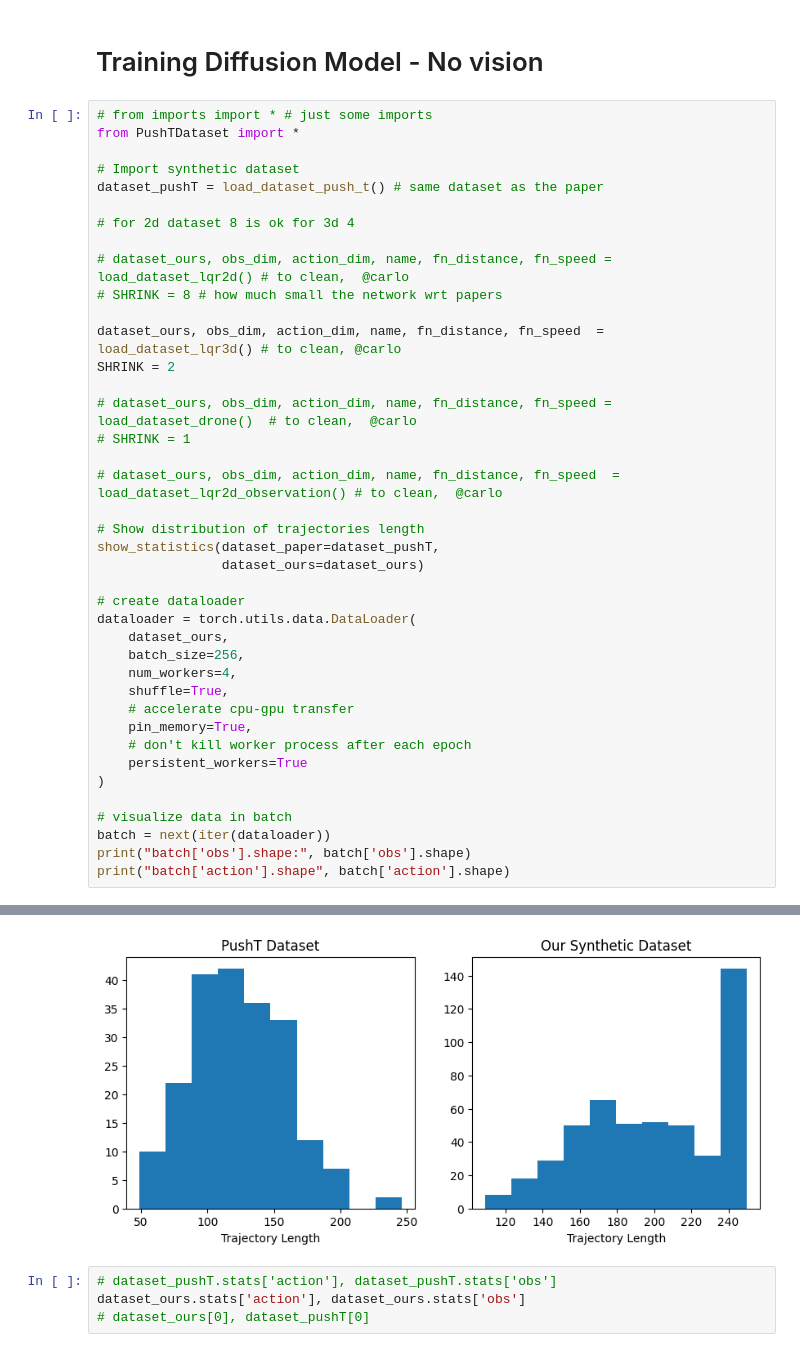
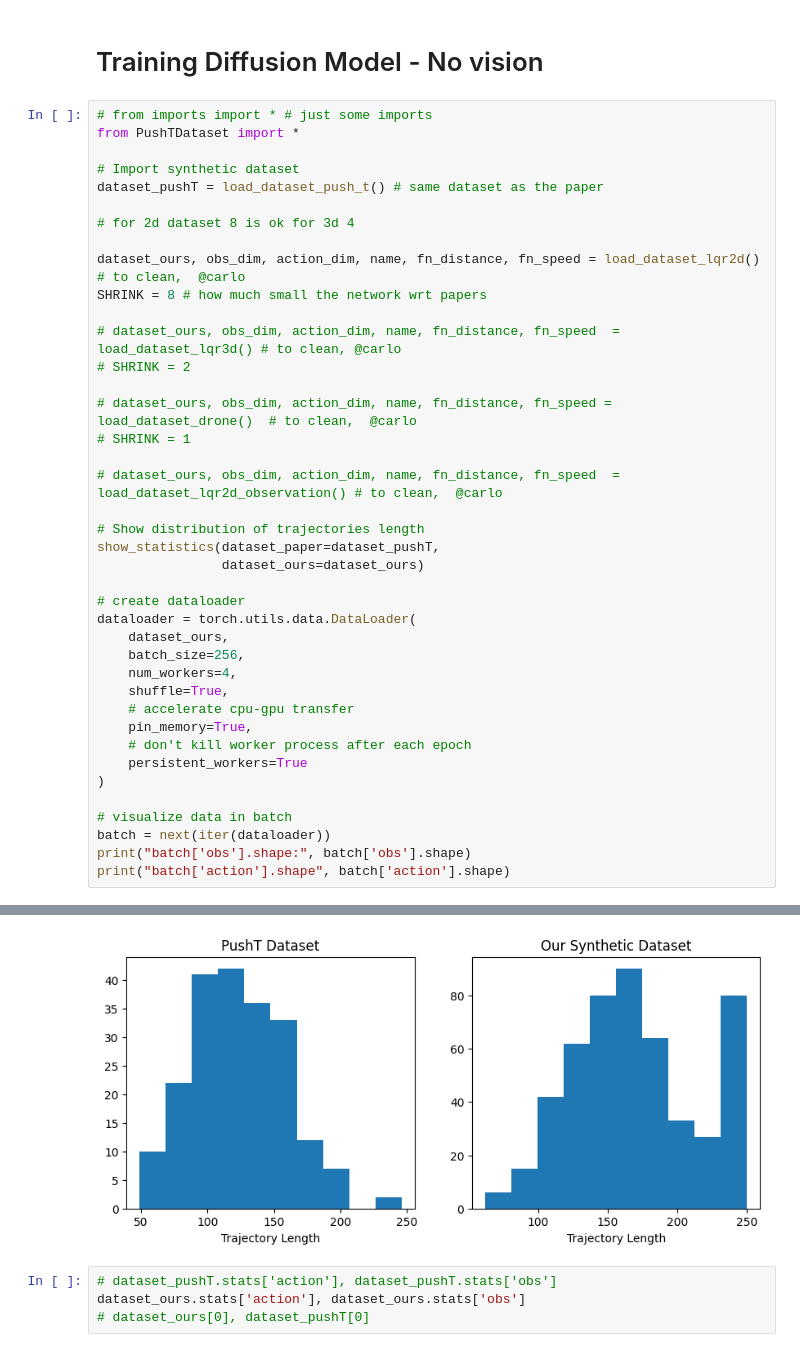
Before and after one commit to matteoguarrera/planning, a Jupyter notebook: DiffusionTraining.ipynb, the cells around one changed output, grey strips where cells are left out. Saved outputs shown, nothing was run; the diff lists cells and outputs as text.

```diff
--- a/DiffusionTraining.ipynb
+++ b/DiffusionTraining.ipynb
@@ -9,11 +9,11 @@ dataset_pushT = load_dataset_push_t() # same dataset as the paper
 
 # for 2d dataset 8 is ok for 3d 4
 
-# dataset_ours, obs_dim, action_dim, name, fn_distance, fn_speed = load_dataset_lqr2d() # to clean,  @carlo
-# SHRINK = 8 # how much small the network wrt papers
+dataset_ours, obs_dim, action_dim, name, fn_distance, fn_speed = load_dataset_lqr2d() # to clean,  @carlo
+SHRINK = 8 # how much small the network wrt papers
 
-dataset_ours, obs_dim, action_dim, name, fn_distance, fn_speed  = load_dataset_lqr3d() # to clean, @carlo
-SHRINK = 2
+# dataset_ours, obs_dim, action_dim, name, fn_distance, fn_speed  = load_dataset_lqr3d() # to clean, @carlo
+# SHRINK = 2
 
 # dataset_ours, obs_dim, action_dim, name, fn_distance, fn_speed = load_dataset_drone()  # to clean,  @carlo
 # SHRINK = 1
@@ -49,4 +49,4 @@ batch['action'].shape torch.Size([256, 16, 3])
-[figure, old version]
+[figure, new version]
 # %%
 # dataset_pushT.stats['action'], dataset_pushT.stats['obs']
 dataset_ours.stats['action'], dataset_ours.stats['obs']
```
Also changed, not shown: parts of 2 cells of this notebook, 2 other files.
